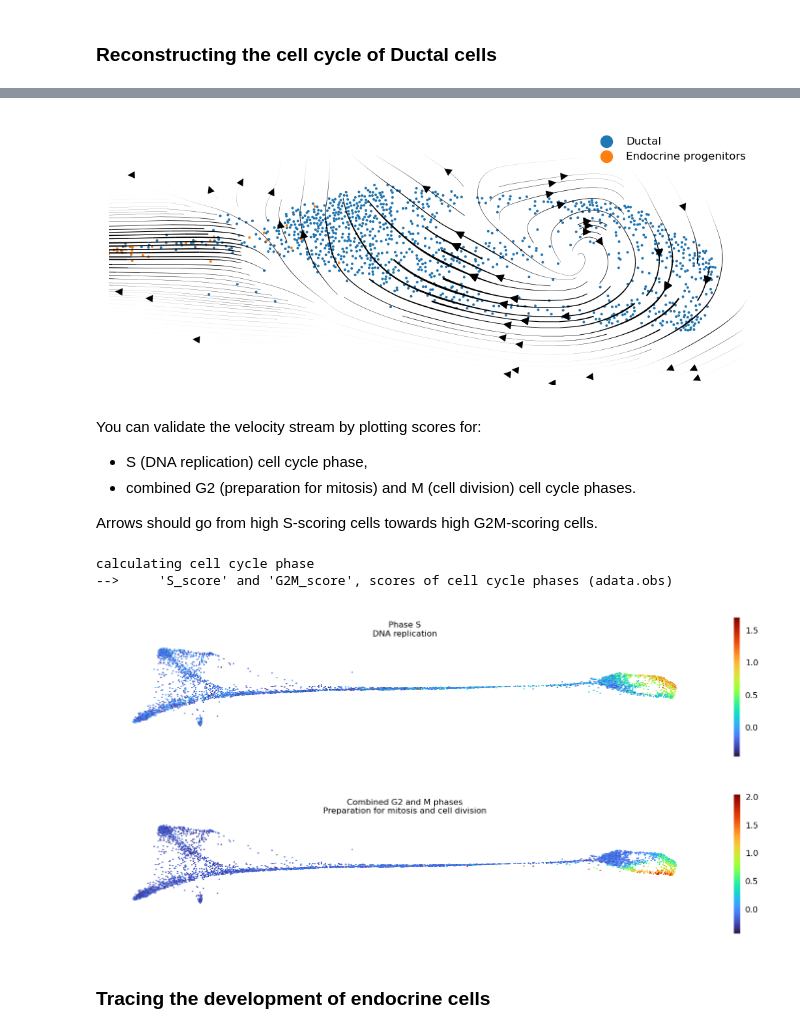
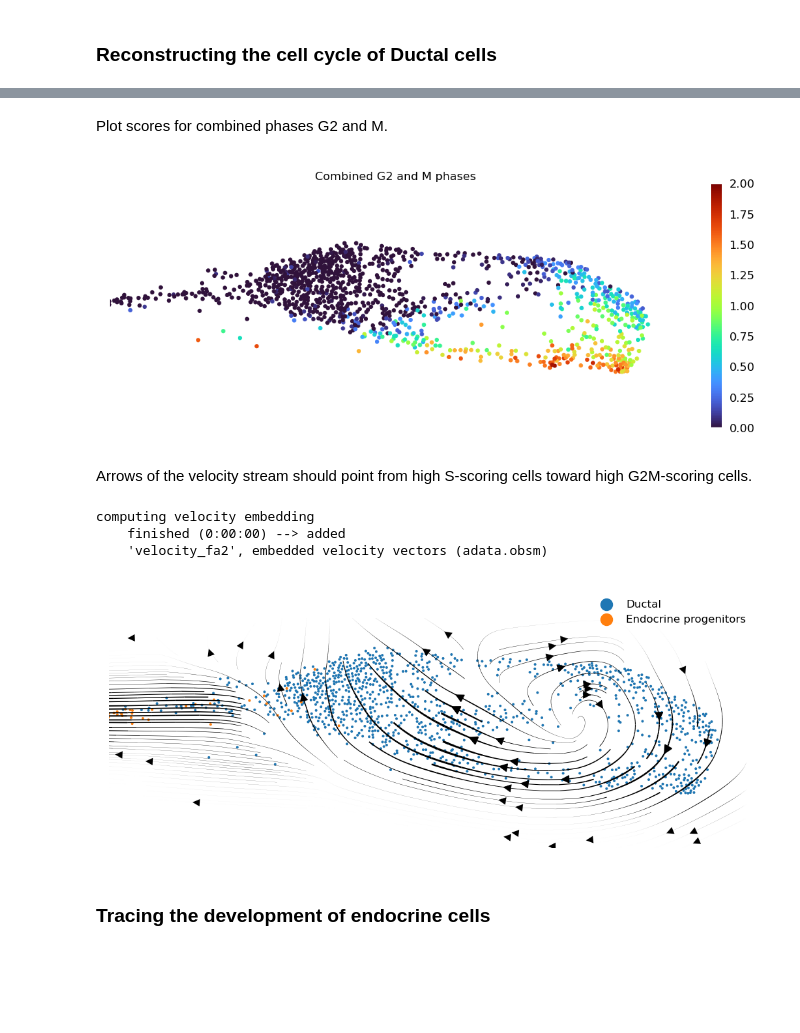
Before and after one commit to TabakaLab/ocelli, a Jupyter notebook: docs/source/notebooks/unimodal.ipynb, the cells around one changed output, grey strips where cells are left out. Cells and saved outputs as stored; diff of their text form; code cells hidden in the pictures; blank space fills up the shorter version.

```diff
--- a/docs/source/notebooks/unimodal.ipynb
+++ b/docs/source/notebooks/unimodal.ipynb
@@ -254,34 +268,29 @@ Firstly, investigate the cell cycle of proliferative Ductal cells.
+# %% [markdown]
+Plot scores for combined phases G2 and M.
+# %%
+oci.pl.scatter(adata, x='X_fa2', c='G2M_score', cmap='turbo', markersize=5, vmin=0,
+               vmax=2, xlim=[9500, 14000], ylim=[-900, 900], figsize=(5, 2),
+               title='Combined G2 and M phases')
+# %% [output]
+[figure, added]
+# %% [markdown]
+Arrows of the velocity stream should point from high S-scoring cells toward high G2M-scoring cells.
 # %%
 fig, ax = mpl.pyplot.subplots()
 
-scv.pl.velocity_embedding_stream(adata, basis='fa2', alpha=1, title='', density=4, xlim=[9500, 14000], ylim=[-900, 900],
-                                 linewidth=1, legend_fontsize=6, size=8, legend_loc='best', groups=['Ductal', 'Endocrine progenitors'], show=False, ax=ax,
-                                 color='celltype', palette=cdict, cutoff_perc=0)
+scv.pl.velocity_embedding_stream(adata, basis='fa2', alpha=1, title='', density=4,
+                                 xlim=[9500, 14000], ylim=[-900, 900], linewidth=1,
+                                 legend_fontsize=6, size=8, legend_loc='best',
+                                 groups=['Ductal', 'Endocrine progenitors'],
+                                 show=False, ax=ax,color='celltype', palette=cdict,
+                                 cutoff_perc=0)
 
 ax.set_aspect('equal')
 # %% [output]
+computing velocity embedding
+    finished (0:00:00) --> added
+    'velocity_fa2', embedded velocity vectors (adata.obsm)
 [figure]
-# %% [markdown]
-You can validate the velocity stream by plotting scores for:
-
-- S (DNA replication) cell cycle phase,
-- combined G2 (preparation for mitosis) and M (cell division) cell cycle phases.
-
-Arrows should go from high S-scoring cells towards high G2M-scoring cells.
-# %%
-scv.tl.score_genes_cell_cycle(adata)
-
-oci.pl.scatter(adata, x='X_fa2', c='S_score', cmap='turbo', title='Phase S\nDNA replication', markersize=1, figsize=(7, 1.5))
-# %% [output]
-calculating cell cycle phase
--->     'S_score' and 'G2M_score', scores of cell cycle phases (adata.obs)
-[figure, removed]
-# %%
-oci.pl.scatter(adata, x='X_fa2', c='G2M_score', cmap='turbo',
-               title='Combined G2 and M phases\nPreparation for mitosis and cell division',
-               markersize=1, figsize=(7, 1.5))
-# %% [output]
-[figure, removed]
 # %% [markdown]
 ### Tracing the development of endocrine cells
 # %% [markdown]
```
Also changed, not shown: parts of 106 cells of this notebook, 48 other files.
